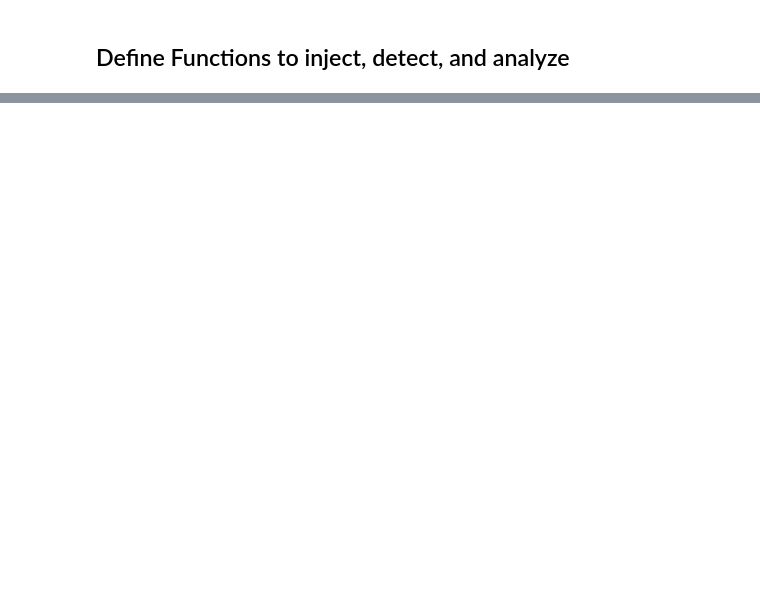
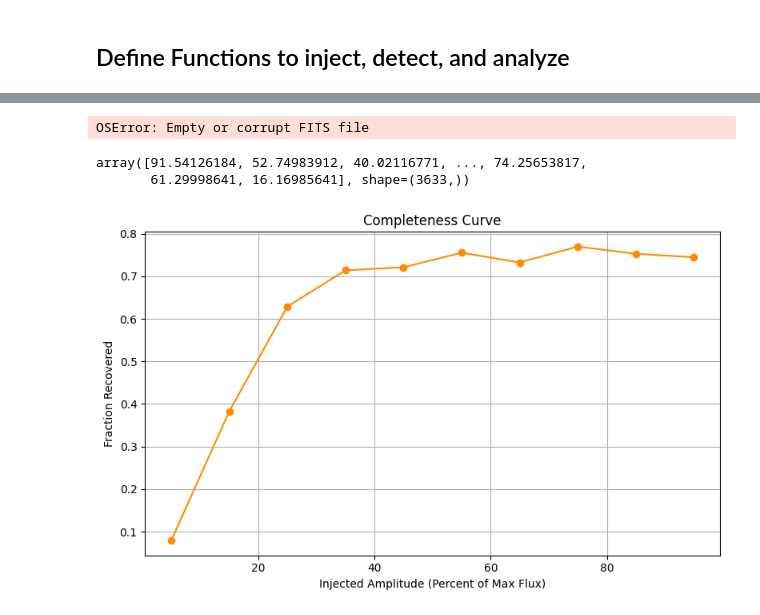
Before and after one commit to eyu22/BL2025, a Jupyter notebook: find_peak_statistics.ipynb, the cells around one changed output, grey strips where cells are left out. Cells and saved outputs as stored; diff of their text form; code cells hidden in the pictures; blank space fills up the shorter version.

```diff
--- a/find_peak_statistics.ipynb
+++ b/find_peak_statistics.ipynb
@@ -46,7 +46,7 @@ def inject_and_plot_laser(obj_id, filt, folder="/datax/scratch/emmay/galah_spect
 
     # Inject Gaussian
     sigma = fwhm / (2 * np.sqrt(2 * np.log(2)))
-    center = npix // 2
+    center = np.random.randint(0, npix)  # random pixel index in [0, npix-1]
     x = np.arange(npix)
     gaussian = np.exp(-0.5 * ((x - center) / sigma) ** 2)
     gaussian *= (laser_amp_percent / 100.0) * np.nanmax(flux)
@@ -66,7 +66,7 @@ def inject_and_plot_laser(obj_id, filt, folder="/datax/scratch/emmay/galah_spect
         plt.tight_layout()
         plt.show()
 
-    return wavelength.value, flux_injected, flux, wavelength[center]
+    return wavelength.value, flux_injected, flux, wavelength[center], laser_amp_percent
 # %%
 def measure_width_at_y(flux, wavelength, peak_idx, y_level=1):
     """Measure width of a peak at a fixed y_level using linear interpolation."""
@@ -249,0 +358,40 @@ def evaluate_detection(injected_wavelengths, detected_wavelengths, threshold_ang
+# %%
+fits.info("/datax/scratch/emmay/galah_spectra/170828003201140_I.fits", ignore_missing_simple=True)
+# %% [output]
+OSError: Empty or corrupt FITS file
+# %%
+injected_amplitudes_all
+# %% [output]
+array([91.54126184, 52.74983912, 40.02116771, ..., 74.25653817,
+       61.29998641, 16.16985641], shape=(3633,))
+# %%
+import matplotlib.pyplot as plt
+import numpy as np
+
+# Define bins for amplitude
+n_bins = 10
+amplitude_bins = np.linspace(injected_amplitudes_all.min(), injected_amplitudes_all.max(), n_bins + 1)
+
+# Compute fraction recovered per bin
+bin_centers = 0.5 * (amplitude_bins[:-1] + amplitude_bins[1:])
+completeness = []
+
+for i in range(n_bins):
+    in_bin = (injected_amplitudes_all >= amplitude_bins[i]) & (injected_amplitudes_all < amplitude_bins[i+1])
+    if np.any(in_bin):
+        frac = np.mean(recovered_flags_all[in_bin])
+    else:
+        frac = np.nan
+    completeness.append(frac)
+
+# Plot
+plt.figure(figsize=(8, 5))
+plt.plot(bin_centers, completeness, marker='o', linestyle='-', color='darkorange')
+plt.xlabel("Injected Amplitude (Percent of Max Flux)")
+plt.ylabel("Fraction Recovered")
+plt.title("Completeness Curve")
+plt.grid(True)
+plt.tight_layout()
+plt.show()
+# %% [output]
+[figure, added]
```
Also changed, not shown: parts of 5 cells of this notebook, 2 other files.
